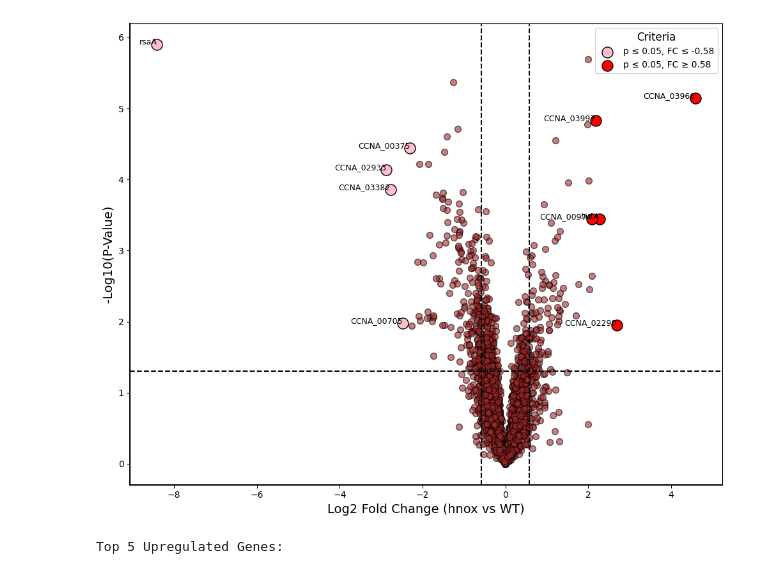
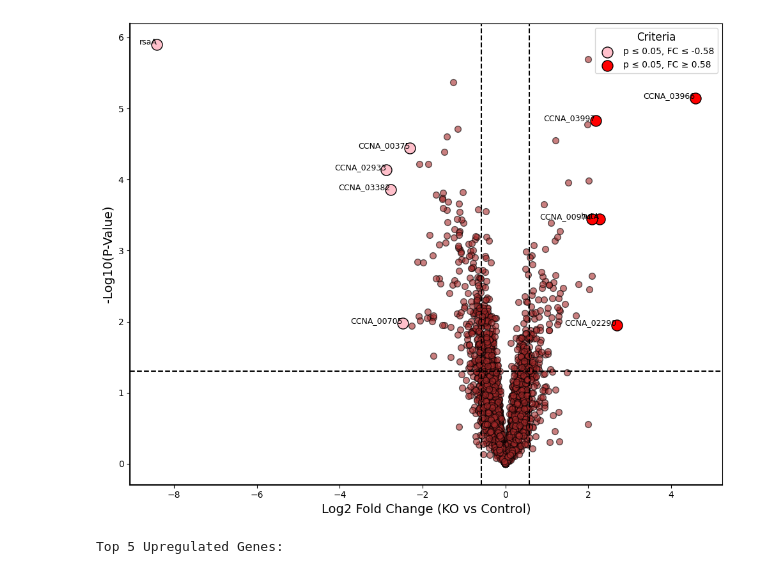
Before and after one commit to Olagrace837/Project-2, a Jupyter notebook: Exercise_Volcano_Assignment.ipynb, the cells around one changed output. Saved outputs shown, nothing was run; the diff lists cells and outputs as text; code cells hidden in the pictures.

```diff
--- a/Exercise_Volcano_Assignment.ipynb
+++ b/Exercise_Volcano_Assignment.ipynb
@@ -26,7 +26,7 @@ df['WT_Mean'] = df[['Control_1', 'Control_2', 'Control_3']].mean(axis=1)
 df['hnox_Mean'] = df[['KO_1', 'KO_2', 'KO_3']].mean(axis=1)
 
 # Calculate log2 fold-change
-#df['Log2_FC'] = np.log2(df['hnox_Mean'] / df['WT_Mean'].replace(0, np.nan)) (the values are already log transformed, so i have not used this)
+#df['Log2_FC'] = np.log2(df['KO_Mean'] / df['Control_Mean'].replace(0, np.nan)) (the values are already log transformed, so i have not used this)
 df['Log2_FC'] = (df['hnox_Mean'] - df['WT_Mean'].replace(0, np.nan))
 
 
@@ -69,35 +69,35 @@ right_candidates = top_genes[top_genes['Log2_FC'] >= 0.58]
 # Create the volcano plot
 plt.figure(figsize=(10, 8))
 plt.scatter(df['Log2_FC'], df['MinusLog10_P'], alpha=0.6, edgecolor='black', marker='o', s=50, color='brown') # Changed color to brown
 
 # Highlight significant genes
 plt.scatter(left_candidates['Log2_FC'], left_candidates['MinusLog10_P'], color='pink', s=150, edgecolor='black', marker='o', label='p ≤ 0.05, FC ≤ -0.58') # Changed color to pink
 plt.scatter(right_candidates['Log2_FC'], right_candidates['MinusLog10_P'], color='red', s=150, edgecolor='black', marker='o', label='p ≤ 0.05, FC ≥ 0.58') # Changed color to red
 
 # Add gene labels
 for _, row in top_genes.iterrows():
     plt.text(row['Log2_FC'], row['MinusLog10_P'], row['Gene Name'], fontsize=9, ha='right')
 
 # Add reference lines
 plt.axhline(-np.log10(0.05), color='black', linestyle='--')
 plt.axvline(0.58, color='black', linestyle='--')
 plt.axvline(-0.58, color='black', linestyle='--')
 
 # Add a border
 plt.gca().spines['top'].set_visible(True)
 plt.gca().spines['right'].set_visible(True)
 plt.gca().spines['left'].set_linewidth(1.5)
 plt.gca().spines['bottom'].set_linewidth(1.5)
 
 # Update axis labels and add legend
-plt.xlabel('Log2 Fold Change (hnox vs WT)', fontsize=14)
+plt.xlabel('Log2 Fold Change (KO vs Control)', fontsize=14)
 plt.ylabel('-Log10(P-Value)', fontsize=14)
 plt.legend(loc='best', fontsize=10, title='Criteria', title_fontsize=12)
 plt.tight_layout()
 # Show the plot
 plt.show()
 # %% [output]
-[figure, old version]
+[figure, new version]
 # %%
 print("\nTop 5 Upregulated Genes:")
 display(top_genes[top_genes['Log2_FC'] > 0].nlargest(5, 'Log2_FC')[['Gene Name', 'Log2_FC']])
```
